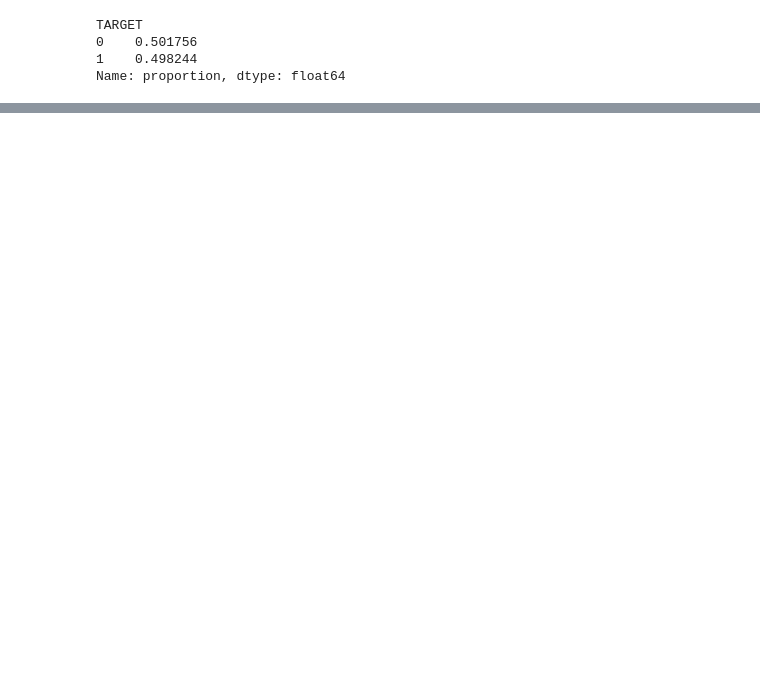
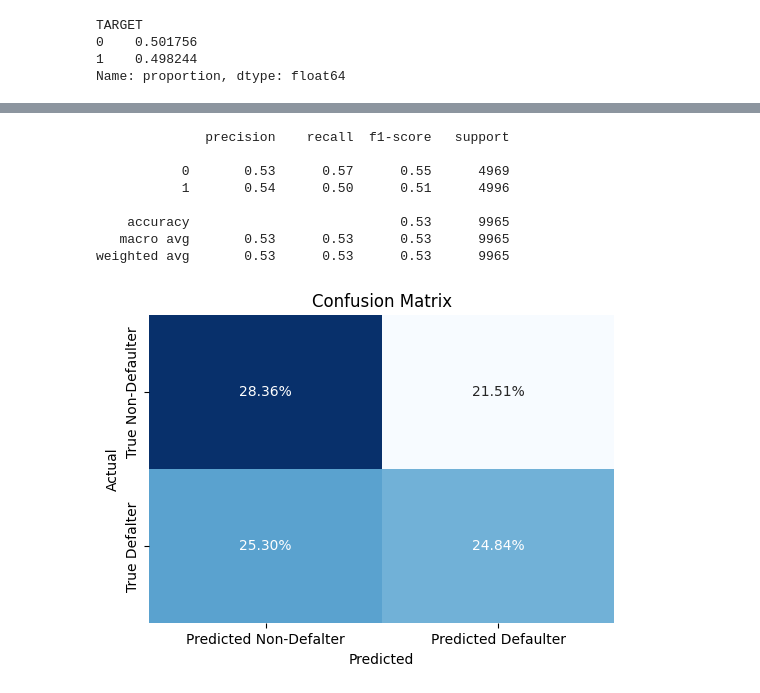
Before and after one commit to aver81/Loan-Defaulter-Classification, a Jupyter notebook: notebooks/LoanDefaulterClassification.ipynb, the cells around one changed output, grey strips where cells are left out. Saved outputs shown, nothing was run; the diff lists cells and outputs as text; code cells hidden in the pictures; blank space fills up the shorter version.

```diff
--- a/notebooks/LoanDefaulterClassification.ipynb
+++ b/notebooks/LoanDefaulterClassification.ipynb
@@ -752,0 +788,22 @@ Name: proportion, dtype: float64
+# %%
+# One Class
+idx = ytrain[ytrain == 1].index
+xtrainOneClass = xdata.loc[idx]
+
+xtrainOC_Scaled = scaler.transform(xtrainOneClass)
+# %%
+# Helper Functions
+
+def resultAnalysisFnx(ytrue,ypred):
+    print(classification_report(ytrue,ypred))
+
+    conf_matrix = confusion_matrix(ytrue, ypred)
+    plt.figure(figsize=(6, 4))
+    sns.heatmap(conf_matrix/np.sum(conf_matrix), annot=True, fmt='.2%', cmap='Blues', cbar=False,
+                xticklabels=['Predicted Non-Defalter', 'Predicted Defaulter'],
+                yticklabels=['True Non-Defaulter', 'True Defalter'])
+    # sns.heatmap(conf_matrix, annot=True, fmt='d', cmap='Blues', cbar=False)
+    plt.xlabel('Predicted')
+    plt.ylabel('Actual')
+    plt.title('Confusion Matrix')
+    plt.show()
@@ -768,0 +814,5 @@ from sklearn.svm import OneClassSVM
+# %%
+%%time
+# One Class Classification
+clf = OneClassSVM(kernel='rbf', gamma='auto').fit(xtrainOC_Scaled)
+# clf = OneClassSVM(kernel='poly', degree=4, gamma='auto').fit(xtrainOC_Scaled)
@@ -768,0 +822,6 @@ from sklearn.svm import OneClassSVM
+# %%
+%%time
+# Predicting on test data
+ypred = clf.predict(xtest)
+
+ypred[ypred == -1] = 0
@@ -768,0 +831,12 @@ from sklearn.svm import OneClassSVM
+# %%
+resultAnalysisFnx(ytest,ypred)
+# %% [output]
+              precision    recall  f1-score   support
+
+           0       0.53      0.57      0.55      4969
+           1       0.54      0.50      0.51      4996
+
+    accuracy                           0.53      9965
+   macro avg       0.53      0.53      0.53      9965
+weighted avg       0.53      0.53      0.53      9965
+[figure, added]
```
Also changed, not shown: parts of 10 cells of this notebook.
